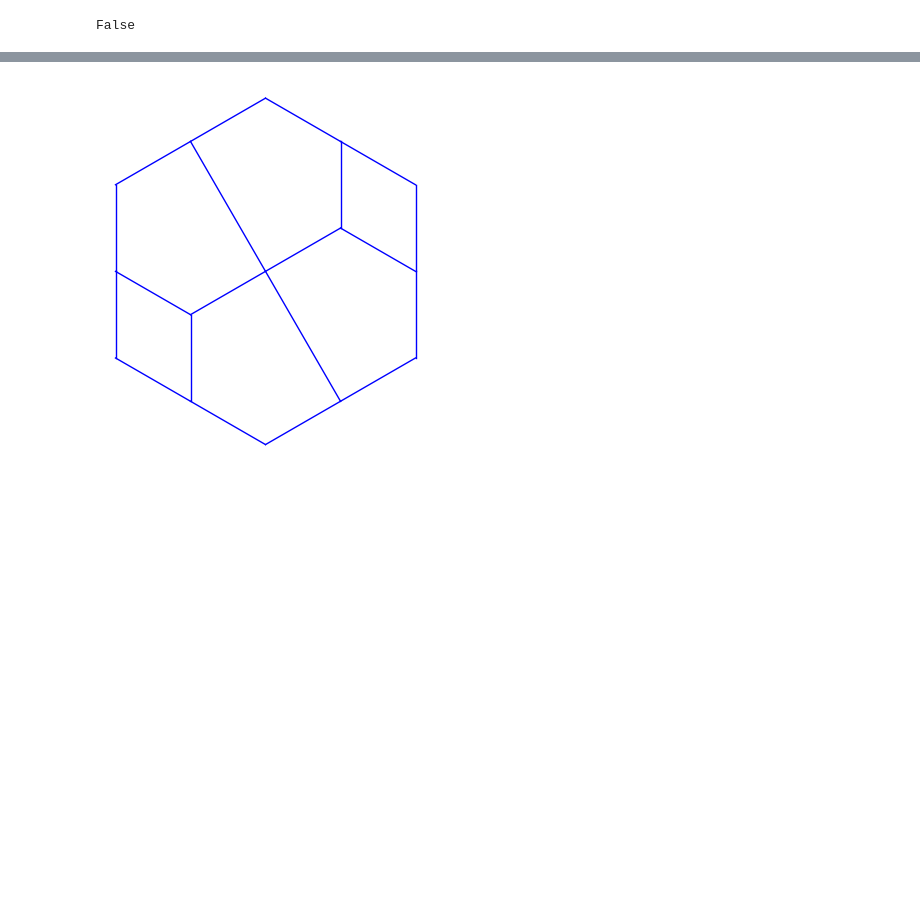
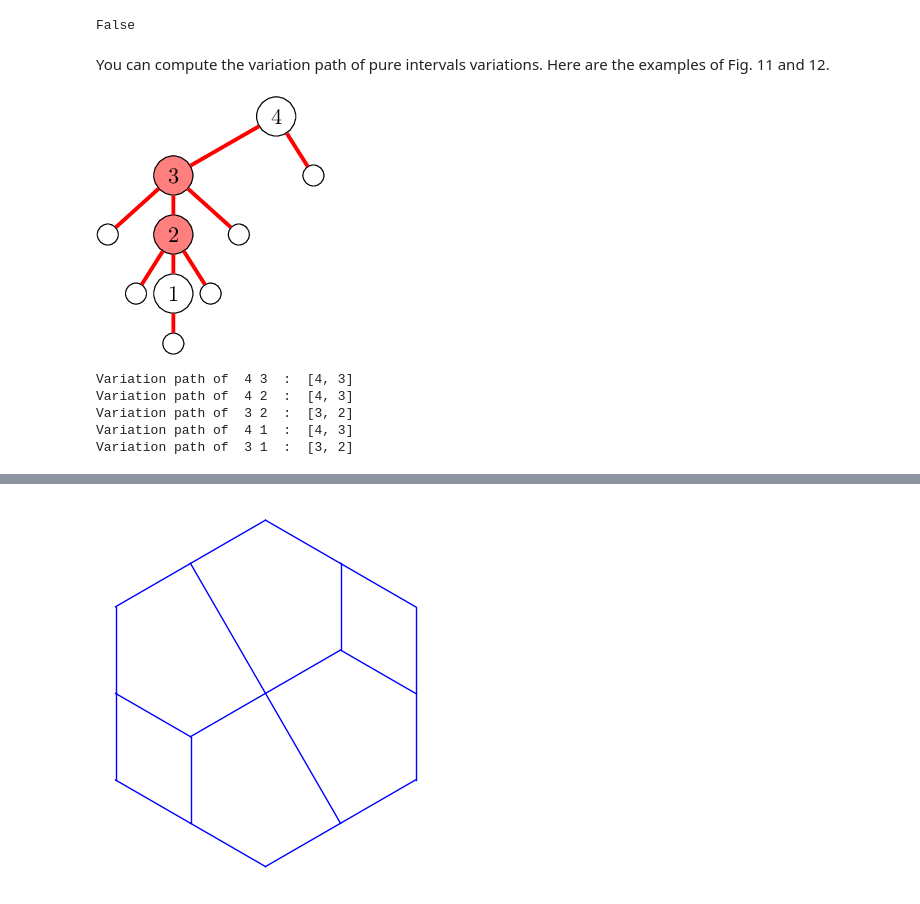
Before and after one commit to VivianePons/public-notebooks, a Jupyter notebook: sWeakOrder/Demo.ipynb, the cells around one changed output, grey strips where cells are left out. Drawn from its saved outputs; the diff is of its cells as text; code cells hidden in the pictures; blank space fills up the shorter version.

```diff
--- a/sWeakOrder/Demo.ipynb
+++ b/sWeakOrder/Demo.ipynb
@@ -457,3 +457,18 @@ True
 t1.is_pure(t2)
 # %% [output]
 False
+# %% [markdown]
+You can compute the variation path of pure intervals variations. Here are the examples of Fig. 11 and 12.
+# %%
+viewLatex(fig11)
+# %% [output]
+[figure, added]
+# %%
+for c,a in fig11.variations():
+    print("Variation path of ",c,a," : ", fig11.variation_path(c,a))
+# %% [output]
+Variation path of  4 3  :  [4, 3]
+Variation path of  4 2  :  [4, 3]
+Variation path of  3 2  :  [3, 2]
+Variation path of  4 1  :  [4, 3]
+Variation path of  3 1  :  [3, 2]
```
Also changed, not shown: parts of 7 cells of this notebook, 1 other file.
